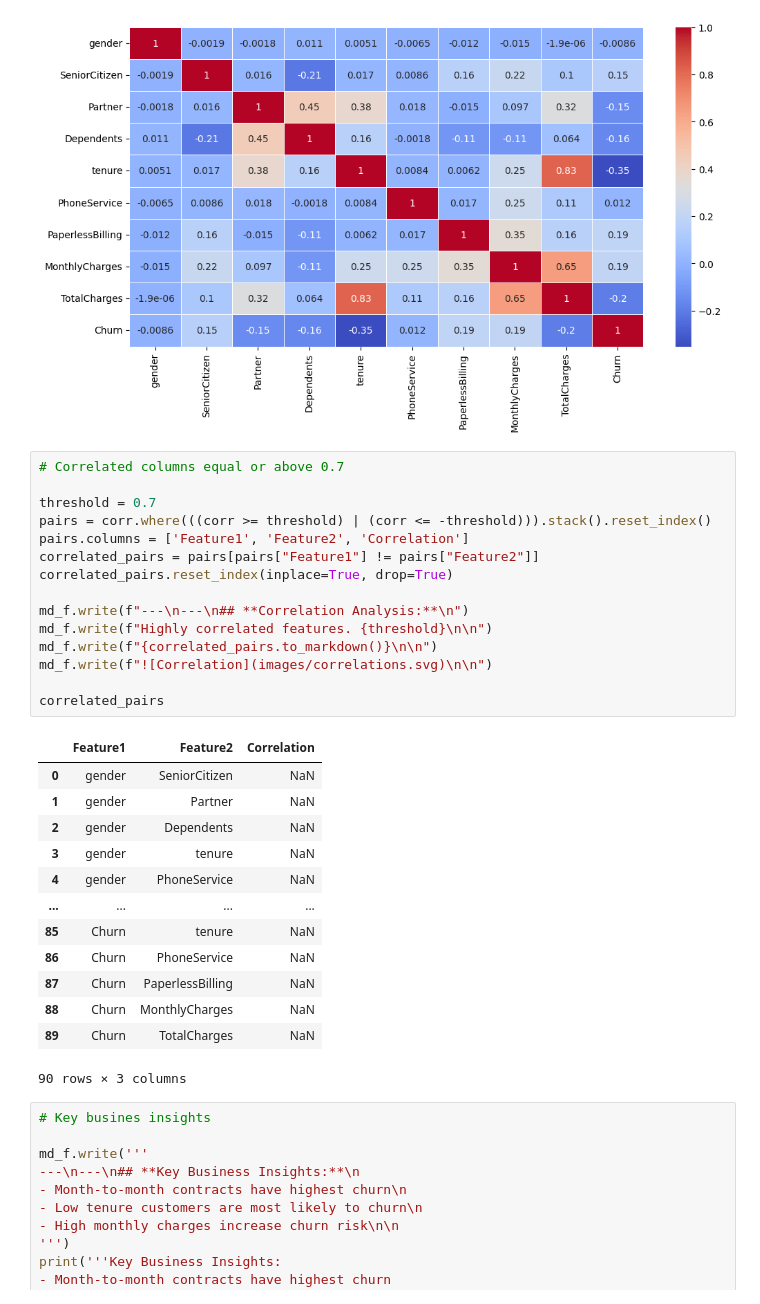
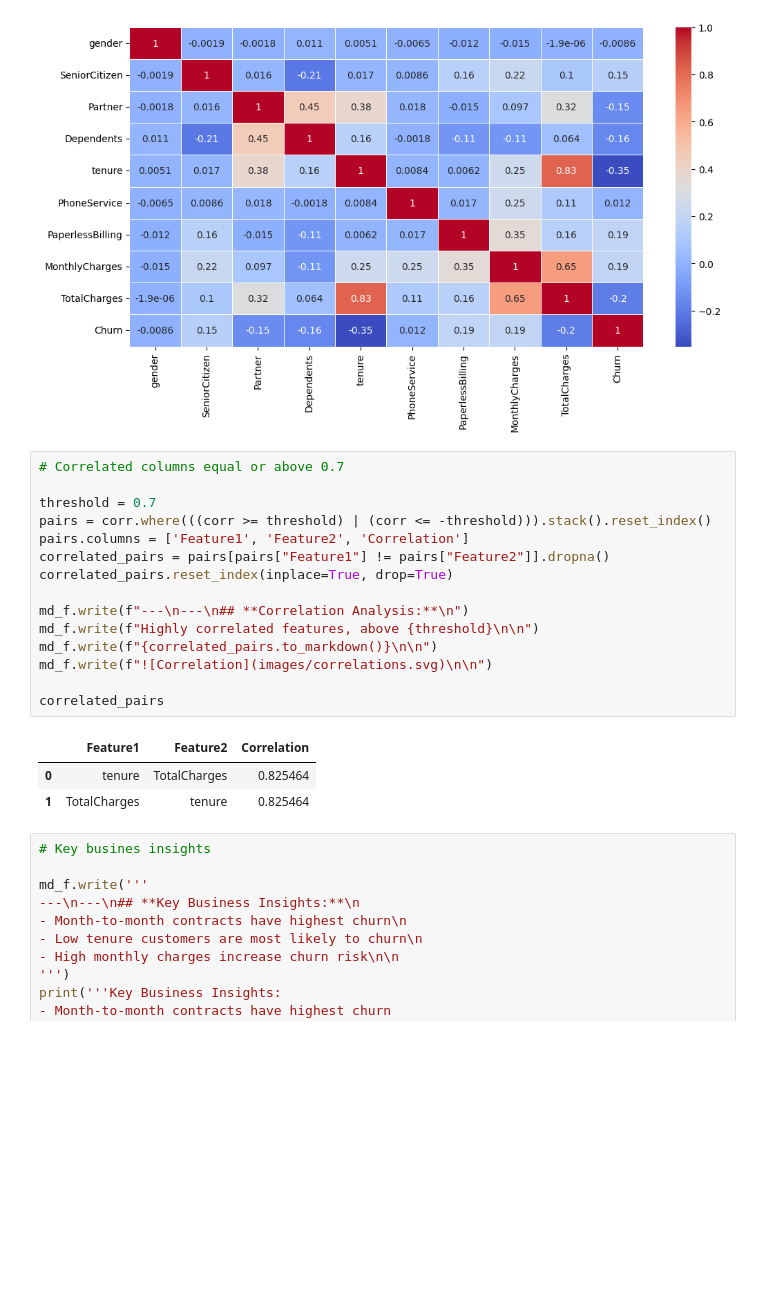
Before and after one commit to ahmed30771/telecom-churn-eda-logistic-pipeline, a Jupyter notebook: notebook/EDA.ipynb, the cells around one changed output. Cells and saved outputs as stored; diff of their text form; blank space fills up the shorter version.

```diff
--- a/notebook/EDA.ipynb
+++ b/notebook/EDA.ipynb
@@ -518,32 +518,22 @@ plt.show()
 # %%
 # Correlated columns equal or above 0.7
 
 threshold = 0.7
 pairs = corr.where(((corr >= threshold) | (corr <= -threshold))).stack().reset_index()
 pairs.columns = ['Feature1', 'Feature2', 'Correlation']
-correlated_pairs = pairs[pairs["Feature1"] != pairs["Feature2"]]
+correlated_pairs = pairs[pairs["Feature1"] != pairs["Feature2"]].dropna()
 correlated_pairs.reset_index(inplace=True, drop=True)
 
 md_f.write(f"---\n---\n## **Correlation Analysis:**\n")
-md_f.write(f"Highly correlated features. {threshold}\n\n")
+md_f.write(f"Highly correlated features, above {threshold}\n\n")
 md_f.write(f"{correlated_pairs.to_markdown()}\n\n")
 md_f.write(f"![Correlation](images/correlations.svg)\n\n")
 
 correlated_pairs
 # %% [output]
 |  | Feature1 | Feature2 | Correlation |
-| 0 | gender | SeniorCitizen | NaN |
-| 1 | gender | Partner | NaN |
-| 2 | gender | Dependents | NaN |
-| 3 | gender | tenure | NaN |
-| 4 | gender | PhoneService | NaN |
-| ... | ... | ... | ... |
-| 85 | Churn | tenure | NaN |
-| 86 | Churn | PhoneService | NaN |
-| 87 | Churn | PaperlessBilling | NaN |
-| 88 | Churn | MonthlyCharges | NaN |
-| 89 | Churn | TotalCharges | NaN |
+| 0 | tenure | TotalCharges | 0.825464 |
+| 1 | TotalCharges | tenure | 0.825464 |
-90 rows × 3 columns
 # %%
 # Key busines insights
 
```
Also changed, not shown: parts of 1 cell of this notebook, 26 other files.
